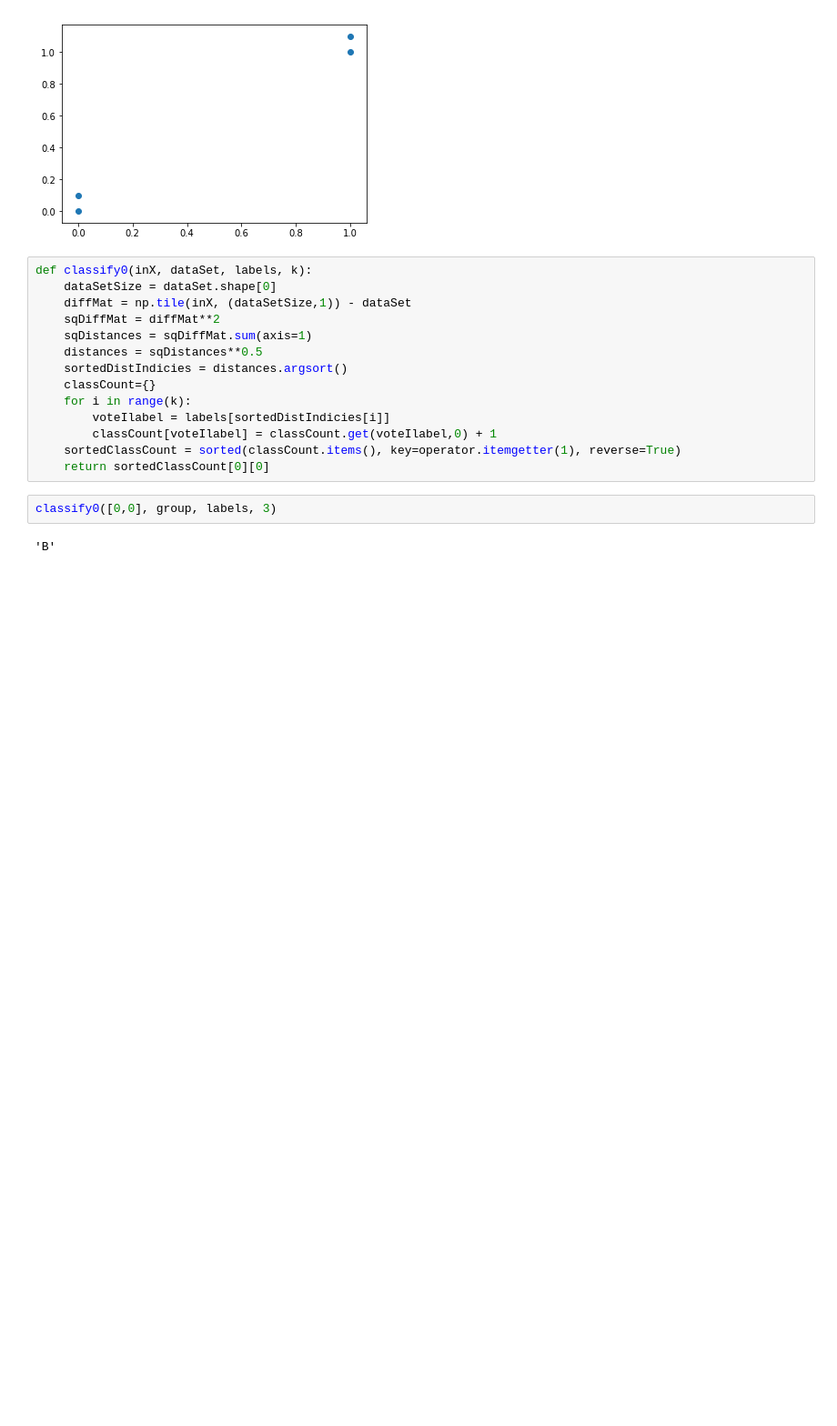
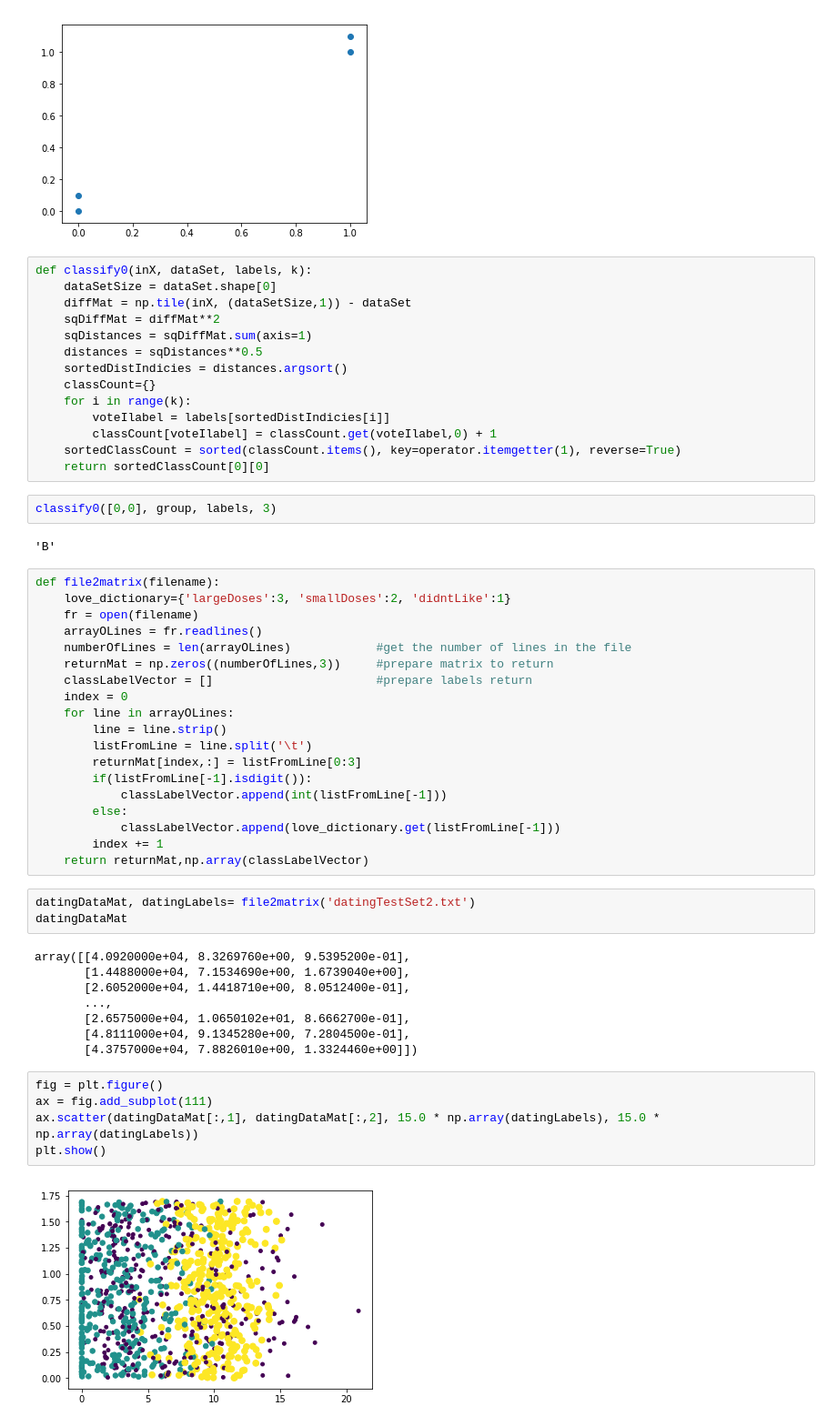
Before and after one commit to codefan/python-study, a Jupyter notebook: MLIA-note/ch02/KNN-test.ipynb, the cells around one changed output. Shown: that part at 91% size. Drawn from its saved outputs; the diff is of its cells as text; blank space fills up the shorter version.

```diff
--- a/MLIA-note/ch02/KNN-test.ipynb
+++ b/MLIA-note/ch02/KNN-test.ipynb
@@ -37,3 +32,40 @@ def classify0(inX, dataSet, labels, k):
 classify0([0,0], group, labels, 3)
 # %% [output]
 'B'
+# %%
+def file2matrix(filename):
+    love_dictionary={'largeDoses':3, 'smallDoses':2, 'didntLike':1}
+    fr = open(filename)
+    arrayOLines = fr.readlines()
+    numberOfLines = len(arrayOLines)            #get the number of lines in the file
+    returnMat = np.zeros((numberOfLines,3))     #prepare matrix to return
+    classLabelVector = []                       #prepare labels return
+    index = 0
+    for line in arrayOLines:
+        line = line.strip()
+        listFromLine = line.split('\t')
+        returnMat[index,:] = listFromLine[0:3]
+        if(listFromLine[-1].isdigit()):
+            classLabelVector.append(int(listFromLine[-1]))
+        else:
+            classLabelVector.append(love_dictionary.get(listFromLine[-1]))
+        index += 1
+    return returnMat,np.array(classLabelVector)
+# %%
+datingDataMat, datingLabels= file2matrix('datingTestSet2.txt')
+datingDataMat
+# %% [output]
+array([[4.0920000e+04, 8.3269760e+00, 9.5395200e-01],
+       [1.4488000e+04, 7.1534690e+00, 1.6739040e+00],
+       [2.6052000e+04, 1.4418710e+00, 8.0512400e-01],
+       ...,
+       [2.6575000e+04, 1.0650102e+01, 8.6662700e-01],
+       [4.8111000e+04, 9.1345280e+00, 7.2804500e-01],
+       [4.3757000e+04, 7.8826010e+00, 1.3324460e+00]])
+# %%
+fig = plt.figure()
+ax = fig.add_subplot(111)
+ax.scatter(datingDataMat[:,1], datingDataMat[:,2], 15.0 * np.array(datingLabels), 15.0 * np.array(datingLabels))
+plt.show()
+# %% [output]
+[figure, added]
```
Also changed, not shown: parts of 15 cells of this notebook.
